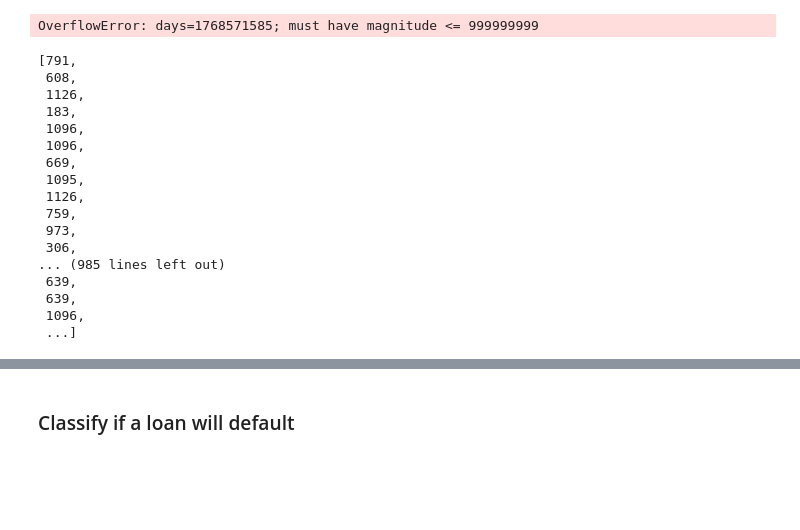
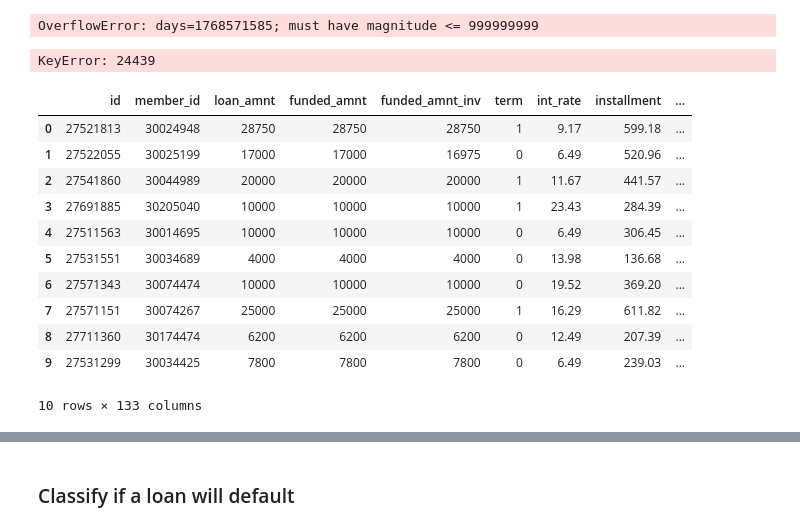
Before and after one commit to abradle2/LendingLounge, a Jupyter notebook: test.ipynb, the cells around one changed output, grey strips where cells are left out. Saved outputs shown, nothing was run; the diff lists cells and outputs as text; code cells hidden in the pictures; blank space fills up the shorter version.

Commit message:
added implied risk to feature set

```diff
--- a/test.ipynb
+++ b/test.ipynb
@@ -61,5 +72,5 @@ loanData = loanData.dropna()
 loanData = loanData[loanData['last_pymnt_d'] != 'NaT']
 loanData.index = range(len(loanData))
 # %%
-loanData['issue_d'] = [datetime.strptime(x, '%Y-%m-%d %H:%M:%S') for x in loanData['issue_d']]
-loanData['last_pymnt_d'] = [datetime.strptime(x, '%Y-%m-%d %H:%M:%S') for x in loanData['last_pymnt_d']]
+loanData['issue_d'] = [datetime.strptime(str(x), '%Y-%m-%d %H:%M:%S') for x in loanData['issue_d']]
+loanData['last_pymnt_d'] = [datetime.strptime(str(x), '%Y-%m-%d %H:%M:%S') for x in loanData['last_pymnt_d']]
@@ -73,6 +104,41 @@ loanData.index = range(len(loanData))
 days_active = [(loanData['last_pymnt_d'][i]-loanData['issue_d'][i]).days for i in range(len(loanData['last_pymnt_d']))]
 # %% [output]
 OverflowError: days=1768571585; must have magnitude <= 999999999
+# %%
+mysql = mysql_connector.MySQL_Connector()
+mysql.connect()
+# %%
+int_rate_swap_tuple = mysql.execute("SELECT * FROM interest_rate_swaps")
+
+int_rate_swap_dict = dict()
+for entry in int_rate_swap_tuple:
+	int_rate_swap_year = entry[1]
+	int_rate_swap_rate = entry[3]
+	int_rate_swap_dict[int_rate_swap_year] = int_rate_swap_rate
+	unemp_rate_dict[key] = unemp_rate
+loanData['implied_risk'] = 0
+for i in range(len(loanData)):
+    swap_rate_i = int_rate_swap_dict[loanData['issue_year'][i]]
+    int_rate_i = loanData['int_rate'][i]
+    impl_risk = int_rate_i - swap_rate_i
+    loanData['implied_risk'].iloc[i] = impl_risk
+# %% [output]
+KeyError: 24439
+# %%
+len(loanData)
+# %% [output]
+|  | id | member_id | loan_amnt | funded_amnt | funded_amnt_inv | term | int_rate | installment | ... |
+| 0 | 27521813 | 30024948 | 28750 | 28750 | 28750 | 1 | 9.17 | 599.18 | ... |
+| 1 | 27522055 | 30025199 | 17000 | 17000 | 16975 | 0 | 6.49 | 520.96 | ... |
+| 2 | 27541860 | 30044989 | 20000 | 20000 | 20000 | 1 | 11.67 | 441.57 | ... |
+| 3 | 27691885 | 30205040 | 10000 | 10000 | 10000 | 1 | 23.43 | 284.39 | ... |
+| 4 | 27511563 | 30014695 | 10000 | 10000 | 10000 | 0 | 6.49 | 306.45 | ... |
+| 5 | 27531551 | 30034689 | 4000 | 4000 | 4000 | 0 | 13.98 | 136.68 | ... |
+| 6 | 27571343 | 30074474 | 10000 | 10000 | 10000 | 0 | 19.52 | 369.20 | ... |
+| 7 | 27571151 | 30074267 | 25000 | 25000 | 25000 | 1 | 16.29 | 611.82 | ... |
+| 8 | 27711360 | 30174474 | 6200 | 6200 | 6200 | 0 | 12.49 | 207.39 | ... |
+| 9 | 27531299 | 30034425 | 7800 | 7800 | 7800 | 0 | 6.49 | 239.03 | ... |
+10 rows × 133 columns
 # %%
 days_active = loanData['last_pymnt_d'] - loanData['issue_d']
 loanData['days_active'] = [x.item().days for x in days_active]
@@ -82,23 +148,3 @@ loanData = loanData.drop(['issue_d', 'last_pymnt_d'], 1)
 loanData['install_frac_of_monthly_inc'] = loanData['installment']/loanData['annual_inc']*12.0
 # %%
 s = [x.item().days for x in days_active]
-# %%
-s
-# %% [output]
-[791,
- 608,
- 1126,
- 183,
- 1096,
- 1096,
- 669,
- 1095,
- 1126,
- 759,
- 973,
- 306,
-... (985 lines left out)
- 639,
- 639,
- 1096,
- ...]
```
Also changed, not shown: parts of 10 cells of this notebook, 8 other files.
